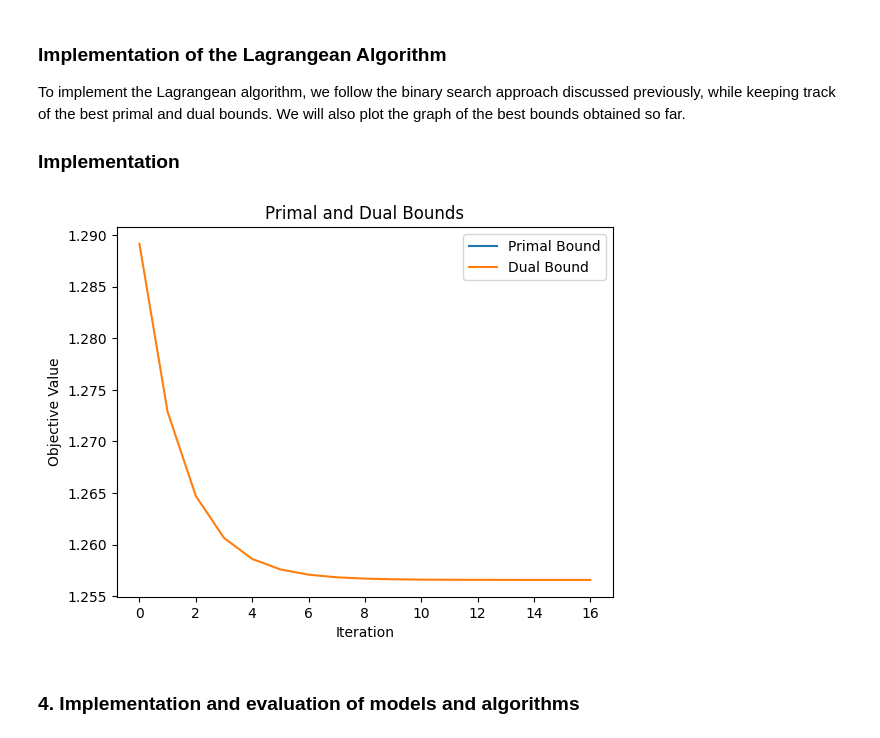
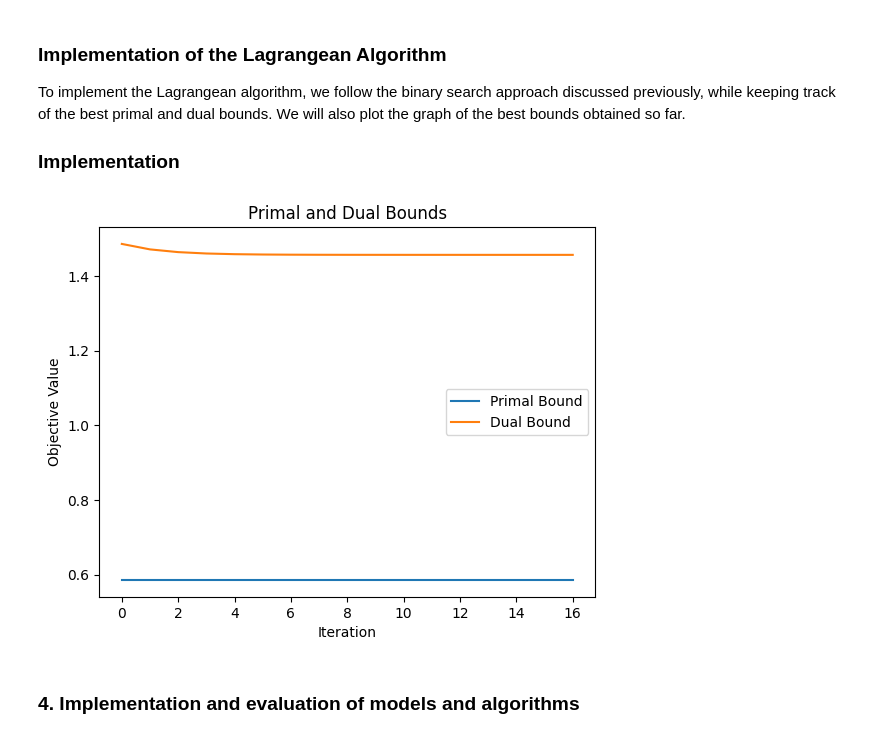
Before and after one commit to yelmokht/assortment-planning-problem, a Jupyter notebook: notebook.ipynb, the cells around one changed output. Cells and saved outputs as stored; diff of their text form; code cells hidden in the pictures.

```diff
--- a/notebook.ipynb
+++ b/notebook.ipynb
@@ -1170,16 +1170,16 @@ To design a binary search to find the optimal $\lambda^{*}$, we need to exploit
 from gurobipy import Model, GRB
 from math import exp
 
-def solve_lagrangian(r, mu, lambda_val):
+def solve_lagrangian(r, mu, lambda_val, n):
     model = Model("Lagrangian")
     model.setParam('OutputFlag', 0)
 
     # Variables
     y0 = model.addVar(vtype=GRB.CONTINUOUS, name="y0")
-    y = [model.addVar(vtype=GRB.CONTINUOUS, name=f"y_{i}") for i in range(len(mu) - 1)]
+    y = model.addVars(vtype=GRB.CONTINUOUS, name="y")
 
     # Objective function
-    model.setObjective(r[0] * y0 + sum((r[i + 1] * exp(mu[i + 1]) - lambda_val) * y[i] for i in range(len(y))), GRB.MAXIMIZE)
+    model.setObjective(r[0] * y0 + sum((r[i + 1] * exp(mu[i + 1]) - lambda_val) * y[i] for i in range(n)), GRB.MAXIMIZE)
 
     # Constraints
     model.addConstr(y0 + sum(y[i] for i in range(len(y))) == 1, "probability_sum")
@@ -1191,18 +1191,18 @@ def solve_lagrangian(r, mu, lambda_val):
 
     return model
 
-def find_optimal_lambda(r, mu, p):
+def find_optimal_lambda(r, mu, p, n):
     lambda_low = 0
     lambda_high = max(0, (r[1] - r[0]) / p)
     epsilon = 1e-6
 
     while lambda_high - lambda_low > epsilon:
         lambda_mid = (lambda_low + lambda_high) / 2
-        mod = solve_lagrangian(r, mu, lambda_mid)
+        mod = solve_lagrangian(r, mu, lambda_mid, n)
         obj_val_mid = mod.ObjVal
 
         # We evaluate the function value at lambda_mid + epsilon to determine the direction of the search
-        if obj_val_mid < (solve_lagrangian(r, mu, lambda_mid + epsilon).ObjVal):
+        if obj_val_mid < (solve_lagrangian(r, mu, lambda_mid + epsilon, n).ObjVal):
             lambda_high = lambda_mid
         else:
             lambda_low = lambda_mid
@@ -1222,7 +1222,7 @@ small_instances_lambda = {instance: {p: None for p in p_values} for instance in
 for p in p_values:
     for i in range(len(small_r)):
         print(f"INSTANCE {i+1} - p = {p}")
-        lambda_star,runtime = find_optimal_lambda(small_r[i],small_mu[i], p)
+        lambda_star,runtime = find_optimal_lambda(small_r[i],small_mu[i], p, n)
         small_instances_runtimes[i+1][p] = runtime
         small_instances_lambda[i+1][p] = lambda_star
 
@@ -1242,7 +1242,7 @@ medium_instances_lambda = {instance: {p: None for p in p_values} for instance in
 for p in p_values:
     for i in range(len(small_r)):
         print(f"INSTANCE {i+1} - p = {p}")
-        lambda_star,runtime = find_optimal_lambda(medium_r[i], medium_mu[i], p)
+        lambda_star,runtime = find_optimal_lambda(medium_r[i], medium_mu[i], p, n)
         medium_instances_runtimes[i+1][p] = runtime
         medium_instances_lambda[i+1][p] = lambda_star
 
@@ -1406,16 +1417,18 @@ To implement the Lagrangean algorithm, we follow the binary search approach disc
 # %%
 import matplotlib.pyplot as plt
 
+primal_bounds = small_instances_primal_bounds[2][10]
+dual_bounds = small_instances_dual_bounds[2][10]
 # Plotting the primal and dual bounds
 plt.plot(primal_bounds, label='Primal Bound')
 plt.plot(dual_bounds, label='Dual Bound')
 plt.xlabel('Iteration')
 plt.ylabel('Objective Value')
 plt.legend()
 plt.title('Primal and Dual Bounds')
 plt.show()
 # %% [output]
-[figure, old version]
+[figure, new version]
 # %% [markdown]
 ### 4. Implementation and evaluation of models and algorithms
 # %% [markdown]
```
Also changed, not shown: parts of 3 cells of this notebook.
